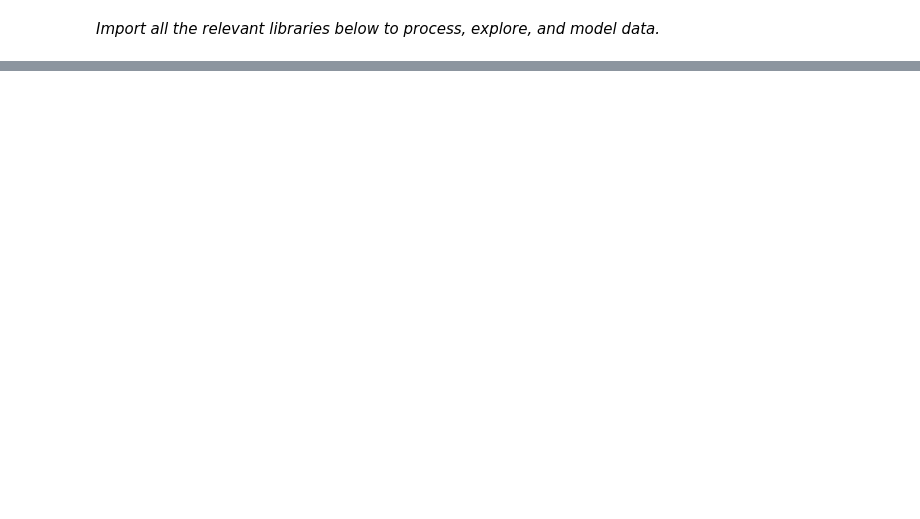
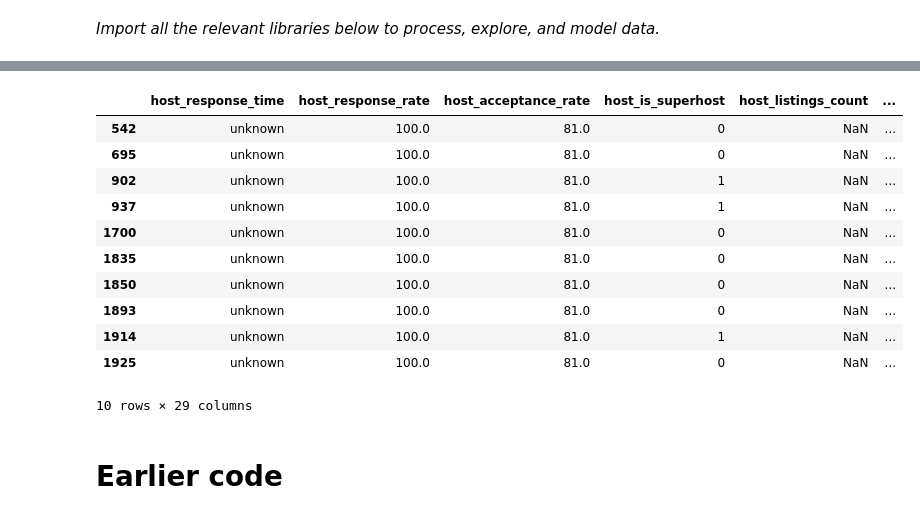
Before and after one commit to torbenbillow/CBS-AML-PROJECT, a Jupyter notebook: notebooks/00_welcome.ipynb, the cells around one changed output, grey strips where cells are left out. Saved outputs shown, nothing was run; the diff lists cells and outputs as text; code cells hidden in the pictures; blank space fills up the shorter version.

```diff
--- a/notebooks/00_welcome.ipynb
+++ b/notebooks/00_welcome.ipynb
@@ -37,0 +269,8 @@ df['price'] = df['price'].replace({'\\$': '', ',': ''}, regex=True).astype(float
+# %%
+# Format as float, add missing flag, fill with median
+
+for col in ["host_response_rate", "host_acceptance_rate"]:
+    temp = df[col].astype(str).str.strip().str.rstrip('%').replace('', np.nan)
+    df[col] = pd.to_numeric(temp, errors='coerce')
+    df[f"{col}_missing"] = df[col].isna().astype(int)
+    df[col] = df[col].fillna(df[col].median())
@@ -37,0 +279,5 @@ df['price'] = df['price'].replace({'\\$': '', ',': ''}, regex=True).astype(float
+# %%
+# Response time is a category
+# Fill unknown or missing response time with category "unknown"
+
+df['host_response_time'] = df['host_response_time'].fillna('unknown')
@@ -37,0 +456,6 @@ df['price'] = df['price'].replace({'\\$': '', ',': ''}, regex=True).astype(float
+# %%
+# Fetch selected features and filter columns
+features = feature_selection.loc[feature_selection['keep_2'] == True, "feature"].tolist()
+features = features[0:-1]
+# %%
+df_filtered = df[features]
@@ -38,3 +483,20 @@ df['price'] = df['price'].replace({'\\$': '', ',': ''}, regex=True).astype(float
+# %%
+df_filtered[df_filtered["host_has_profile_pic"].isna()].head(10)
+# %% [output]
+|  | host_response_time | host_response_rate | host_acceptance_rate | host_is_superhost | host_listings_count | ... |
+| 542 | unknown | 100.0 | 81.0 | 0 | NaN | ... |
+| 695 | unknown | 100.0 | 81.0 | 0 | NaN | ... |
+| 902 | unknown | 100.0 | 81.0 | 1 | NaN | ... |
+| 937 | unknown | 100.0 | 81.0 | 1 | NaN | ... |
+| 1700 | unknown | 100.0 | 81.0 | 0 | NaN | ... |
+| 1835 | unknown | 100.0 | 81.0 | 0 | NaN | ... |
+| 1850 | unknown | 100.0 | 81.0 | 0 | NaN | ... |
+| 1893 | unknown | 100.0 | 81.0 | 0 | NaN | ... |
+| 1914 | unknown | 100.0 | 81.0 | 1 | NaN | ... |
+| 1925 | unknown | 100.0 | 81.0 | 0 | NaN | ... |
+10 rows × 29 columns
+# %% [markdown]
+# Earlier code
 # %%
 features = [
     'accommodates', 'bathrooms', 'bedrooms', 'beds',
```
Also changed, not shown: parts of 47 cells of this notebook.
